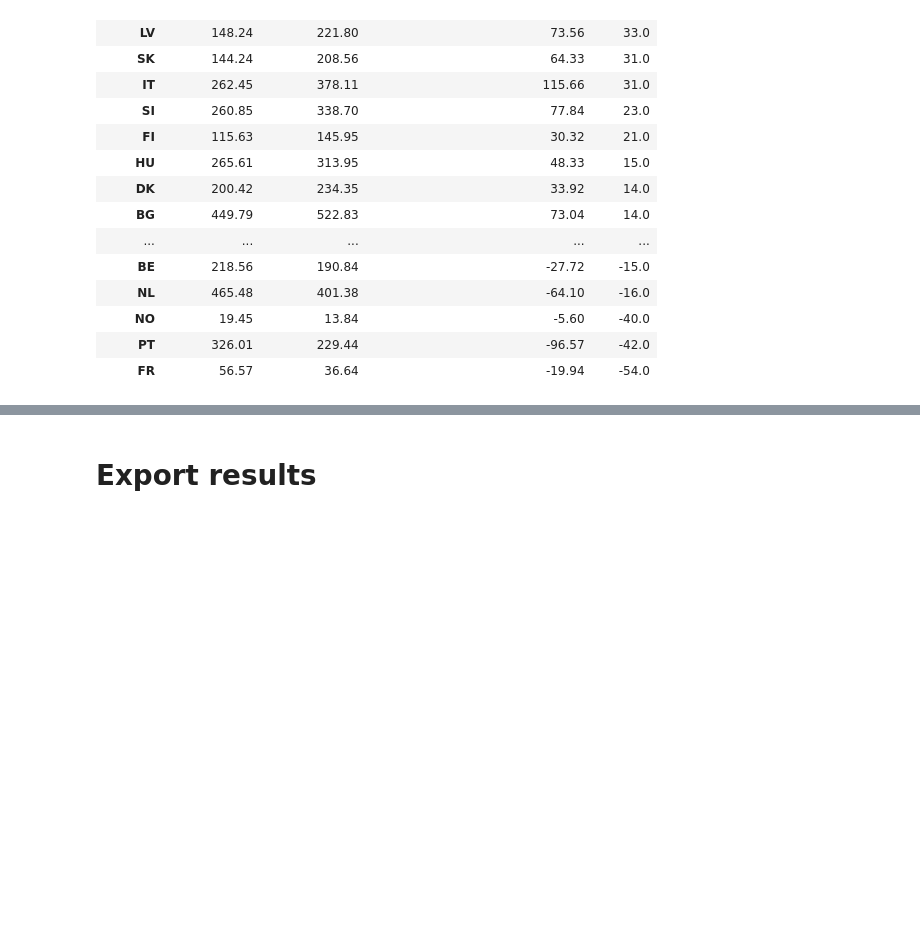
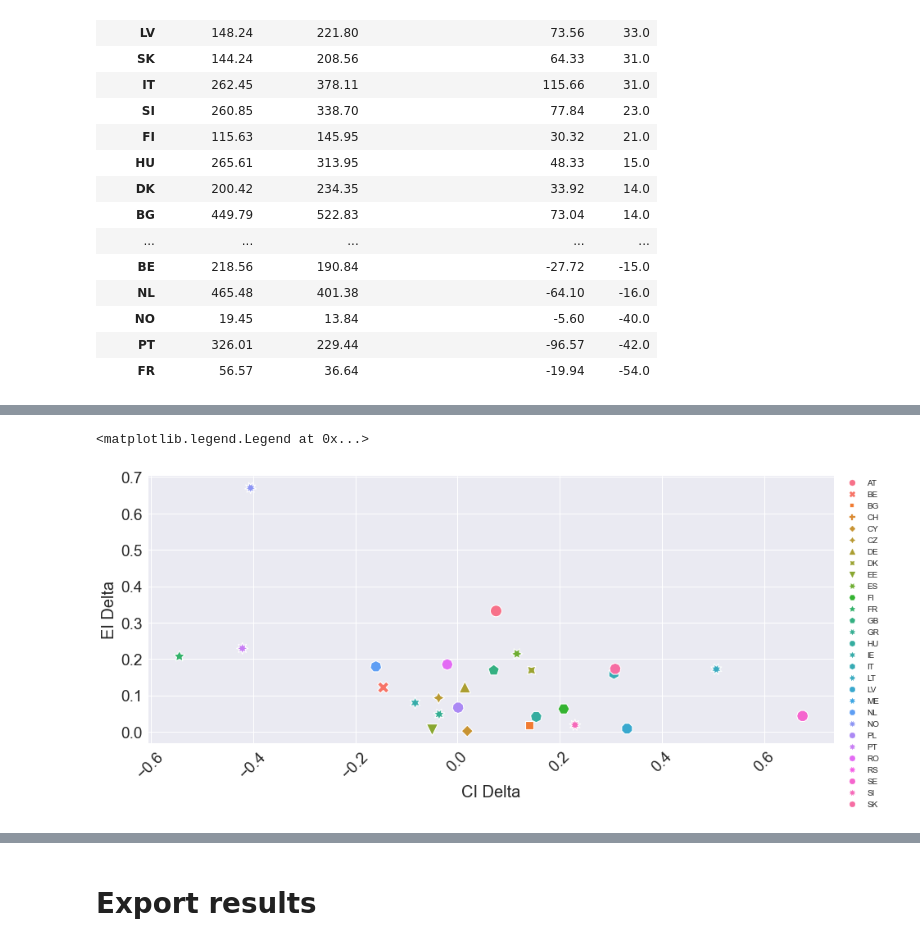
Before and after one commit to INATECH-CIG/CO2_emissions_factors, a Jupyter notebook: CI calculation bottom up method.ipynb, the cells around one changed output, grey strips where cells are left out. Drawn from its saved outputs; the diff is of its cells as text; code cells hidden in the pictures; blank space fills up the shorter version.

```diff
--- a/CI calculation bottom up method.ipynb
+++ b/CI calculation bottom up method.ipynb
@@ -437,0 +440,9 @@ round(CI_compar, 2).sort_values(by='diff_pro', ascending=False)
+# %%
+Indicator_compar['CI_indicator']  = (CI_compar['CI_bottom_up'] - CI_compar['CI_top_down']) / CI_compar['CI_bottom_up']
+# %%
+ei_MAP = pd.read_csv(os.path.join(processed_directory_path,'ei_MAP_top_down.csv'), index_col=0)
+ei_AP = pd.read_csv(os.path.join(processed_directory_path,'ei_AP_top_down.csv'), index_col=0)
+# %%
+Indicator_EI = ((ei_AP) / (ei_AP + ei_MAP))
+# %%
+Indicator_compar['EI_indicator'] = Indicator_EI.loc[2018].squeeze()
@@ -437,0 +470,21 @@ round(CI_compar, 2).sort_values(by='diff_pro', ascending=False)
+# %%
+fig, ax = plt.subplots(1, 1)
+
+ax = sns.scatterplot(data=Indicator_compar, x="CI_indicator", y="EI_indicator", hue=Indicator_compar.index, s=200, style=Indicator_compar.index)
+#CI_compar.plot(kind='scatter', x="indikator_CI", y="indikator_em", ax=ax, alpha=0.6, s=10, edgecolor='black')
+
+ax.set_xlabel("CI Delta" , fontsize=20)
+ax.set_ylabel("EI Delta", fontsize=20)
+
+ax.tick_params(axis='y',labelsize=19)
+ax.tick_params(axis='x',labelsize=19)
+
+ax.tick_params(axis='x', rotation=45)
+
+ax.legend(bbox_to_anchor=(1.01, 1),
+           borderaxespad=0)
+
+#CI_compar.plot(x='indikator_CI',y='indikator_em',kind='scatter',legend=True)
+# %% [output]
+<matplotlib.legend.Legend at 0x...>
+[figure, added]
```
Also changed, not shown: parts of 9 cells of this notebook, 6 other files.
